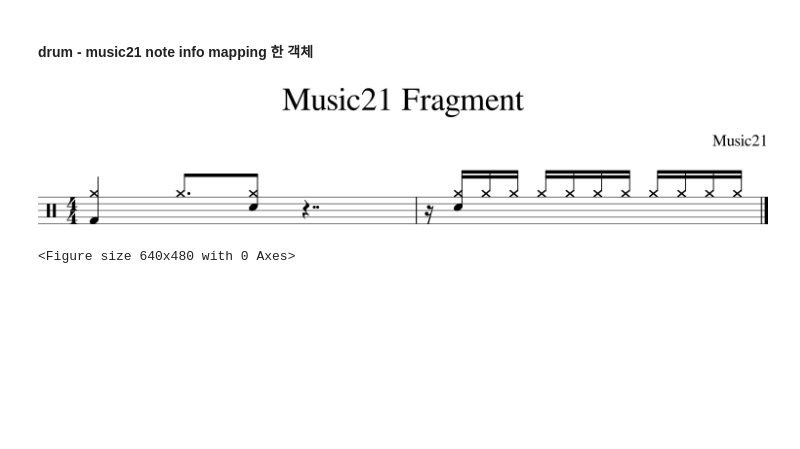
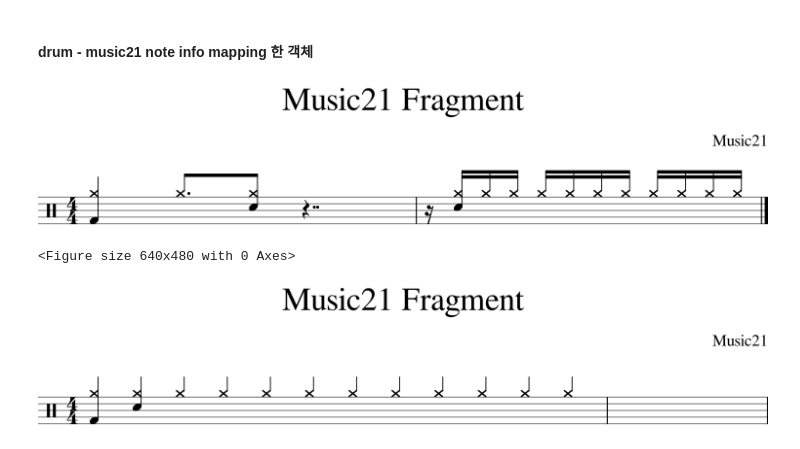
Before and after one commit to DoongDoongMaster/optical-music-recognition, a Jupyter notebook: notebooks/creata_xml_test.ipynb, the cells around one changed output. Drawn from its saved outputs; the diff is of its cells as text; code cells hidden in the pictures; blank space fills up the shorter version.

```diff
--- a/notebooks/creata_xml_test.ipynb
+++ b/notebooks/creata_xml_test.ipynb
@@ -152,3 +152,103 @@ show_sheet_music("drum_score.xml")
 # %% [output]
 [figure]
 <Figure size 640x480 with 0 Axes>
+# %%
+import music21 as m21
+import matplotlib.pyplot as plt
+from music21 import converter, stream, note, meter, tempo, instrument, clef, beam
+
+# Score 객체 생성
+score = m21.stream.Score()
+
+# 퍼커션 트랙 생성
+percussion_track = stream.Part()
+percussion_track.append(instrument.Percussion())
+
+# 퍼커션 노트 리스트 (한 시간 위치에 여러 노트를 추가)
+percussion_notes = [
+    (["Bass Drum 1", "Closed Hi-Hat"], 1.0, True, None),  # 두 개의 노트를 동시에
+    # (["Open Hi-Hat"], 0.75, True, None),
+    # (["Acoustic Snare", "Closed Hi-Hat"], 0.5, True, None),
+    # (["Rest"], 1.75, False, None),
+    (["Open Hi-Hat", "Acoustic Snare"], 1.0, True, "Start"),
+    (["Open Hi-Hat"], 1.0, True, 'Continue'),
+    (["Open Hi-Hat"], 1.0, True, 'Continue'),
+    (["Open Hi-Hat"], 1.0, True, "End"),
+    (["Open Hi-Hat"], 1.0, True, "Start"),
+    (["Open Hi-Hat"], 1.0, True, 'Continue'),
+    (["Open Hi-Hat"], 1.0, True, 'Continue'),
+    (["Open Hi-Hat"], 1.0, True, "End"),
+    (["Open Hi-Hat"], 1.0, True, 'Start'),
+    (["Open Hi-Hat"], 1.0, True, 'Continue'),
+    (["Open Hi-Hat"], 1.0, True, 'End'),
+]
+
+# 드럼 클레프 생성
+drum_clef = clef.PercussionClef()
+percussion_track.append(drum_clef)
+
+# 4/4 박자 생성
+time_signature = meter.TimeSignature('4/4')
+percussion_track.append(time_signature)
+
+m = stream.Measure()
+
+# 각 시간 위치에서 노트를 동시 추가하기 위해 Chord 생성
+for idx, (drum_notes, _duration, is_note, is_beam) in enumerate(percussion_notes):
+    notes = []
+
+    if is_note:
+        for drum_note in drum_notes:
+            # 드럼 노트 생성 (노트의 음 높이는 Percussion 악기에서는 중요하지 않음)
+            n = m21.note.Unpitched(displayName=drum_instruments[drum_note].pitch)
+            n.duration.quarterLength = _duration
+
+            n.stemDirection = 'up'
+
+            if drum_instruments[drum_note].notehead_x:
+                n.notehead = 'x'
+
+            notes.append(n)
+        # Chord로 노트 추가
+        chord = m21.percussion.PercussionChord(notes)
+        chord.stemDirection = 'up'  # Chord의 모든 노트의 꼬리 방향을 위로 설정
+
+        # if is_beam is not None:
+        #     if is_beam == "Start":
+        #         chord.beams.fill('eighth', type='start')
+        #     elif is_beam == "End":
+        #         chord.beams.fill('eighth', type='stop')
+        #     elif is_beam == "Continue":
+        #         chord.beams.fill('eighth', type='continue')
+
+        m.append(chord)
+    else:
+        rest = m21.note.Rest()
+        rest.duration.quarterLength = _duration
+        m.append(rest)
+
+def show_sheet_music(xml_file):
+    # XML 파일을 music21 Stream 객체로 변환
+    score = converter.parse(xml_file)
+
+    # 악보 이미지로 보여주기
+    score.show()
+
+    # 악보 이미지의 배경 색상을 흰색으로 설정
+    fig = plt.gcf()
+    fig.patch.set_facecolor('white')
+    plt.show()
+
+percussion_track.append(m)
+m = stream.Measure()
+percussion_track.append(m)
+# Score 객체에 퍼커션 트랙 추가
+score.insert(0, percussion_track)
+
+# MusicXML 파일로 저장
+score.write('musicxml', "drum_score.xml")
+
+# 악보 출력
+show_sheet_music("drum_score.xml")
+# %% [output]
+[figure, added]
```
Also changed, not shown: parts of 2 cells of this notebook.
